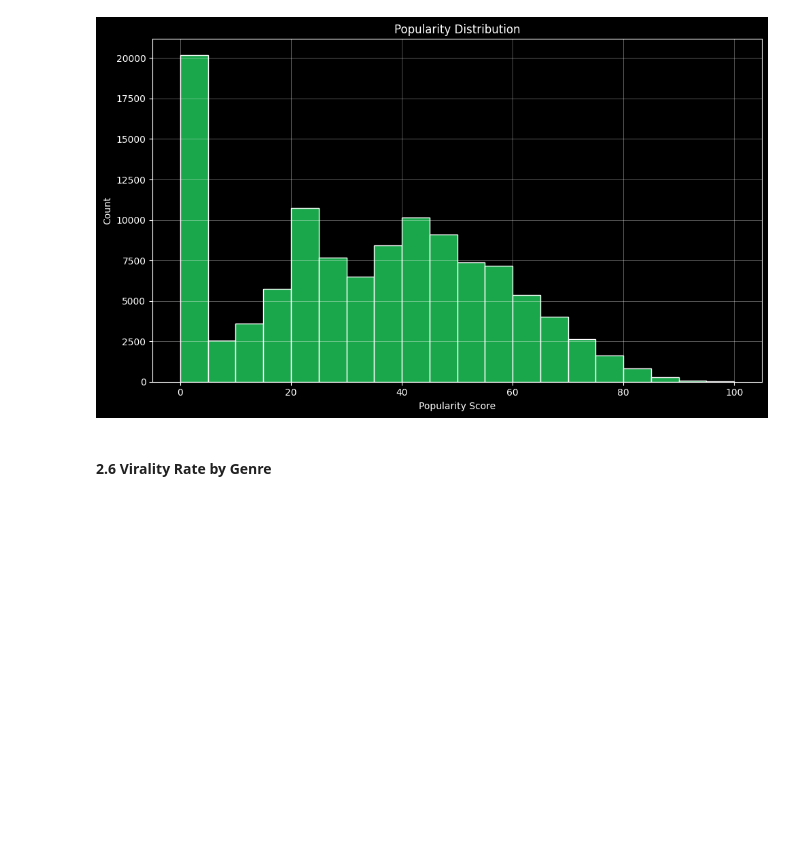
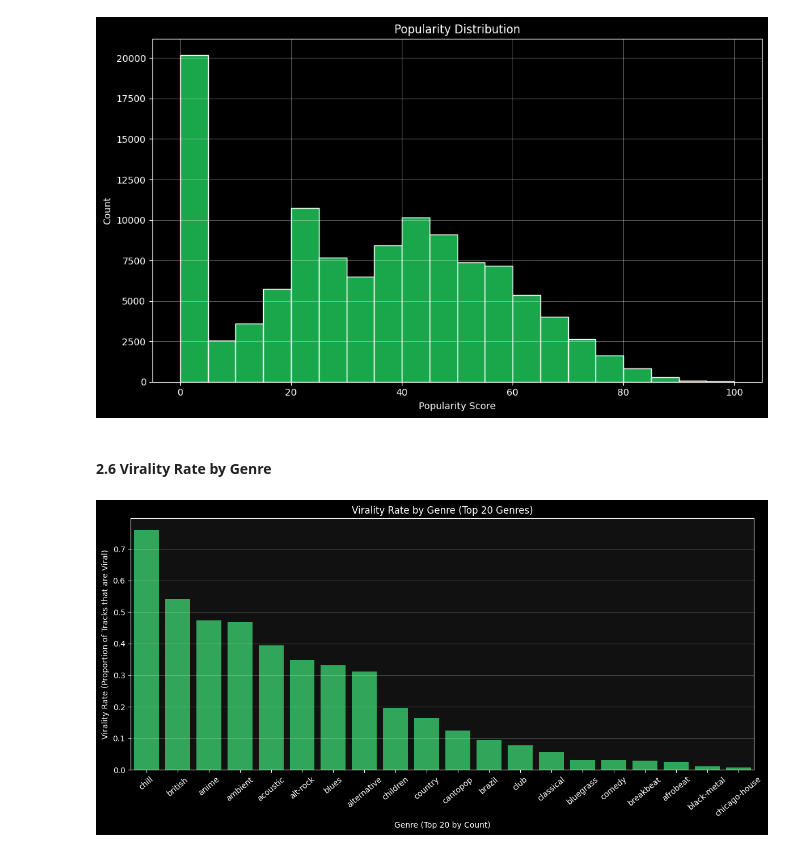
Before and after one commit to vancenceho/viral-content-predictor, a Jupyter notebook: notebooks/01c_spotify_eda.ipynb, the cells around one changed output. Cells and saved outputs as stored; diff of their text form; code cells hidden in the pictures; blank space fills up the shorter version.

Commit message:
feat: add eda for spotify baseline

```diff
--- a/notebooks/01c_spotify_eda.ipynb
+++ b/notebooks/01c_spotify_eda.ipynb
@@ -15,6 +15,8 @@ import os
 SPOTIFY_VIRAL = "spotify_tracks_viral.parquet"
 SPOTIFY_DROPPED = "spotify_tracks_dropped.parquet"
 SPOTIFY_BASELINE = "spotify_tracks_baseline.parquet"
+SPOTIFY_RAW = "spotify_tracks.csv"
+SPOTIFY_CLEANED = "spotify_tracks_cleaned.csv"
 
 # Detect is running on Kaggle environment
 IS_KAGGLE = os.path.exists('/kaggle/working/')
@@ -24,7 +26,9 @@ if IS_KAGGLE:
     DATA_PATH = '/kaggle/working/'
     OUTPUT_PATH = '/kaggle/working/'
 else:
-    DATA_PATH = '../data/processed/'
+    PROCESSED_DATA_PATH = '../data/processed/'
+    RAW_DATA_PATH = '../data/raw/'
+    CLEANED_DATA_PATH = '../data/cleaned/'
 # %% [markdown]
 #### 1.2 Import Packages
 # %%
@@ -40,7 +44,7 @@ from __future__ import annotations
 # %% [markdown]
 #### 2.1 Data Loading
 # %%
-df = pd.read_parquet(os.path.join(DATA_PATH, SPOTIFY_VIRAL))
+df = pd.read_parquet(os.path.join(PROCESSED_DATA_PATH, SPOTIFY_VIRAL))
 # %% [markdown]
 #### 2.2 Data Inspection
 # %%
@@ -164,3 +168,33 @@ genre_virality = (
     .sort_values(ascending=False)
 
 )
+# %%
+SPOTIFY_GREEN = "#1DB954"
+
+plt.style.use("dark_background")  # match the other plots
+
+plt.figure(figsize=(12, 6))
+ax = sns.barplot(
+    x=genre_virality.index,
+    y=genre_virality.values,
+    color=SPOTIFY_GREEN,
+)
+
+# Text colors
+ax.set_title("Virality Rate by Genre (Top 20 Genres)", color="white")
+ax.set_xlabel("Genre (Top 20 by Count)", color="white")
+ax.set_ylabel("Virality Rate (Proportion of Tracks that are Viral)", color="white")
+ax.tick_params(axis="x", colors="white", rotation=40)
+ax.tick_params(axis="y", colors="white")
+
+# Softer grid on dark background
+ax.grid(False)  # remove default
+ax.grid(True, axis="y", color="#ffffff", alpha=0.5, linewidth=0.5)
+
+# Dark axes face (optional, for extra contrast)
+ax.set_facecolor("#111111")
+
+plt.tight_layout()
+plt.show()
+# %% [output]
+[figure, added]
```
Also changed, not shown: parts of 30 cells of this notebook.
